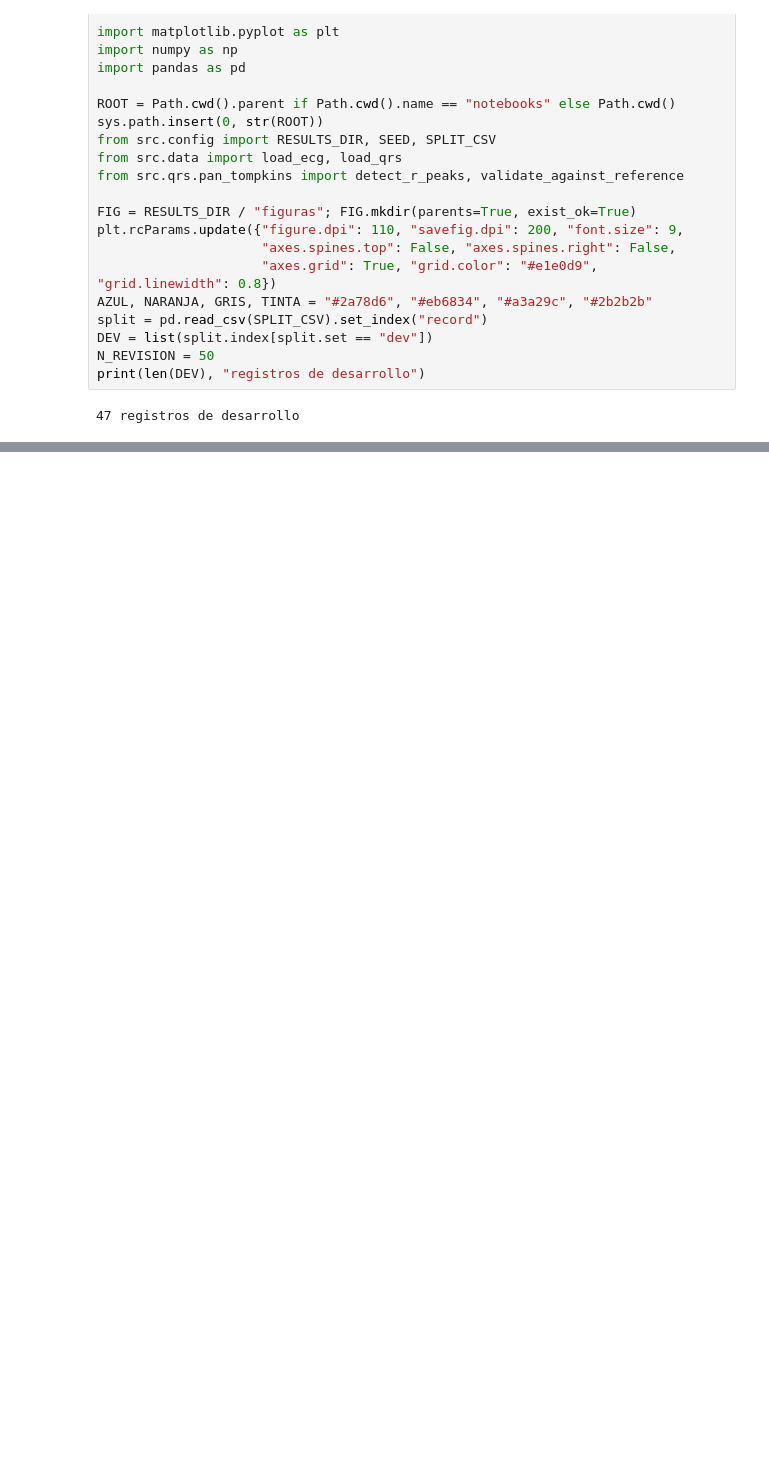
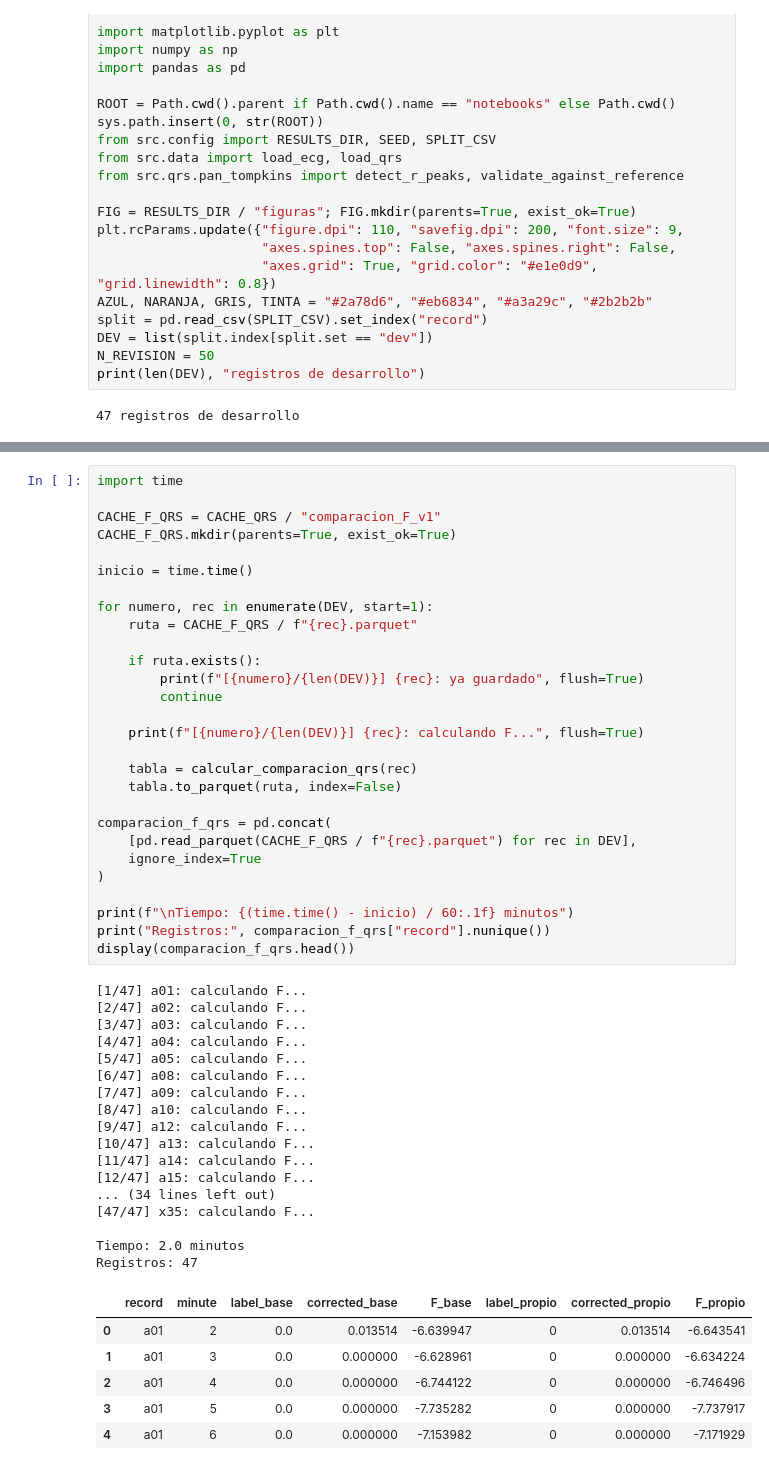
Before and after one commit to afrateitba/PSIB2026Q2-TPS-Grupo08-Frate-Tenca-Weizman, a Jupyter notebook: notebooks/08_qrs.ipynb, the cells around one changed output, grey strips where cells are left out. Saved outputs shown, nothing was run; the diff lists cells and outputs as text; blank space fills up the shorter version.

```diff
--- a/notebooks/08_qrs.ipynb
+++ b/notebooks/08_qrs.ipynb
@@ -39,0 +848,52 @@ print(len(DEV), "registros de desarrollo")
+# %%
+import time
+
+CACHE_F_QRS = CACHE_QRS / "comparacion_F_v1"
+CACHE_F_QRS.mkdir(parents=True, exist_ok=True)
+
+inicio = time.time()
+
+for numero, rec in enumerate(DEV, start=1):
+    ruta = CACHE_F_QRS / f"{rec}.parquet"
+
+    if ruta.exists():
+        print(f"[{numero}/{len(DEV)}] {rec}: ya guardado", flush=True)
+        continue
+
+    print(f"[{numero}/{len(DEV)}] {rec}: calculando F...", flush=True)
+
+    tabla = calcular_comparacion_qrs(rec)
+    tabla.to_parquet(ruta, index=False)
+
+comparacion_f_qrs = pd.concat(
+    [pd.read_parquet(CACHE_F_QRS / f"{rec}.parquet") for rec in DEV],
+    ignore_index=True
+)
+
+print(f"\nTiempo: {(time.time() - inicio) / 60:.1f} minutos")
+print("Registros:", comparacion_f_qrs["record"].nunique())
+display(comparacion_f_qrs.head())
+# %% [output]
+[1/47] a01: calculando F...
+[2/47] a02: calculando F...
+[3/47] a03: calculando F...
+[4/47] a04: calculando F...
+[5/47] a05: calculando F...
+[6/47] a08: calculando F...
+[7/47] a09: calculando F...
+[8/47] a10: calculando F...
+[9/47] a12: calculando F...
+[10/47] a13: calculando F...
+[11/47] a14: calculando F...
+[12/47] a15: calculando F...
+... (34 lines left out)
+[47/47] x35: calculando F...
+
+Tiempo: 2.0 minutos
+Registros: 47
+|  | record | minute | label_base | corrected_base | F_base | label_propio | corrected_propio | F_propio |
+| 0 | a01 | 2 | 0.0 | 0.013514 | -6.639947 | 0 | 0.013514 | -6.643541 |
+| 1 | a01 | 3 | 0.0 | 0.000000 | -6.628961 | 0 | 0.000000 | -6.634224 |
+| 2 | a01 | 4 | 0.0 | 0.000000 | -6.744122 | 0 | 0.000000 | -6.746496 |
+| 3 | a01 | 5 | 0.0 | 0.000000 | -7.735282 | 0 | 0.000000 | -7.737917 |
+| 4 | a01 | 6 | 0.0 | 0.000000 | -7.153982 | 0 | 0.000000 | -7.171929 |
```
Also changed, not shown: parts of 19 cells of this notebook.
